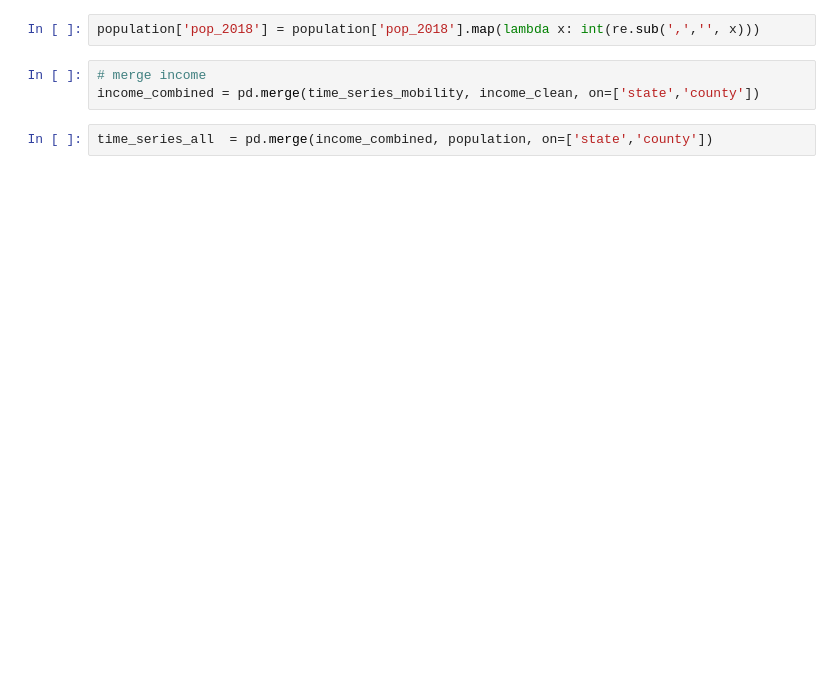
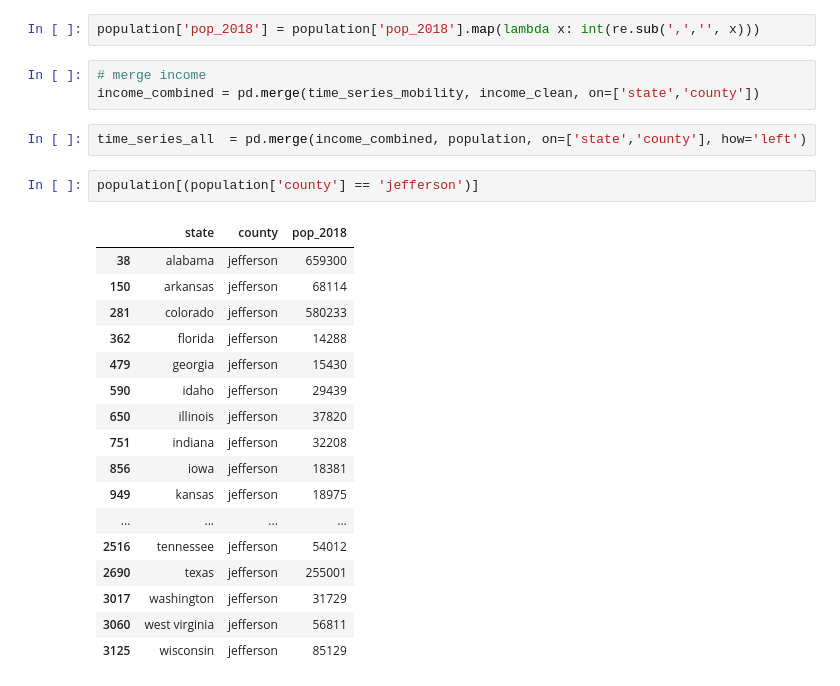
Before and after one commit to TianyuanCai/covid19, a Jupyter notebook: code/income.ipynb, the cells around one changed output. Saved outputs shown, nothing was run; the diff lists cells and outputs as text; blank space fills up the shorter version.

```diff
--- a/code/income.ipynb
+++ b/code/income.ipynb
@@ -52,4 +68,24 @@ population['pop_2018'] = population['pop_2018'].map(lambda x: int(re.sub(',','',
 # merge income
 income_combined = pd.merge(time_series_mobility, income_clean, on=['state','county'])
 # %%
-time_series_all  = pd.merge(income_combined, population, on=['state','county'])
+time_series_all  = pd.merge(income_combined, population, on=['state','county'], how='left')
+# %%
+population[(population['county'] == 'jefferson')]
+# %% [output]
+|  | state | county | pop_2018 |
+| 38 | alabama | jefferson | 659300 |
+| 150 | arkansas | jefferson | 68114 |
+| 281 | colorado | jefferson | 580233 |
+| 362 | florida | jefferson | 14288 |
+| 479 | georgia | jefferson | 15430 |
+| 590 | idaho | jefferson | 29439 |
+| 650 | illinois | jefferson | 37820 |
+| 751 | indiana | jefferson | 32208 |
+| 856 | iowa | jefferson | 18381 |
+| 949 | kansas | jefferson | 18975 |
+| ... | ... | ... | ... |
+| 2516 | tennessee | jefferson | 54012 |
+| 2690 | texas | jefferson | 255001 |
+| 3017 | washington | jefferson | 31729 |
+| 3060 | west virginia | jefferson | 56811 |
+| 3125 | wisconsin | jefferson | 85129 |
```
Also changed, not shown: parts of 8 cells of this notebook, 4 other files.
